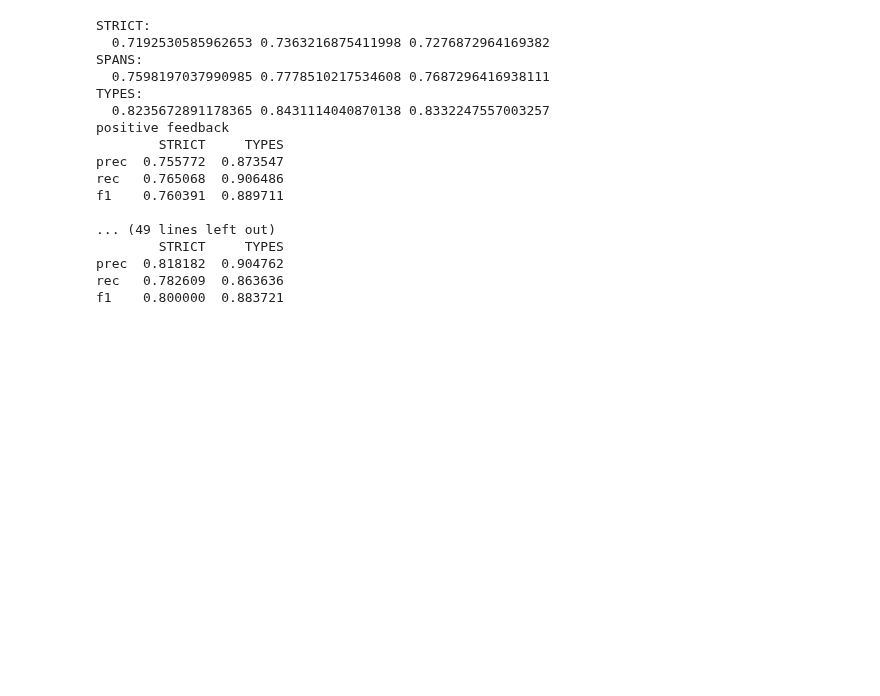
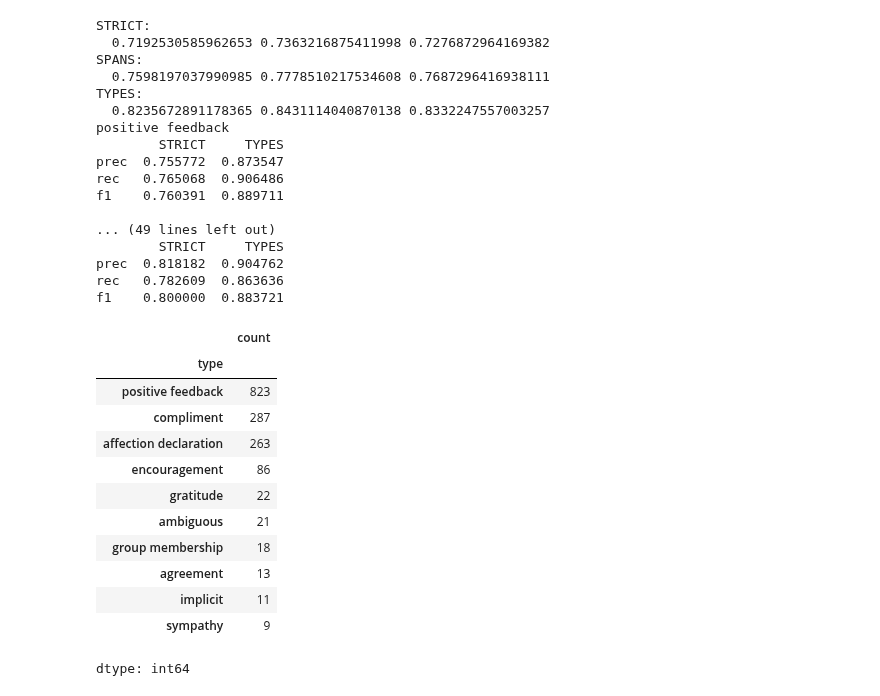
Before and after one commit to WiebkePetersen/GermevalFlausch, a Jupyter notebook: evaluation.ipynb, the cells around one changed output. Cells and saved outputs as stored; diff of their text form; code cells hidden in the pictures; blank space fills up the shorter version.

```diff
--- a/evaluation.ipynb
+++ b/evaluation.ipynb
@@ -888,3 +886,19 @@ f1    0.760391  0.889711
 prec  0.818182  0.904762
 rec   0.782609  0.863636
 f1    0.800000  0.883721
+# %%
+out_task2["type"].value_counts()
+# %% [output]
+|  | count |
+| type |  |
+| positive feedback | 823 |
+| compliment | 287 |
+| affection declaration | 263 |
+| encouragement | 86 |
+| gratitude | 22 |
+| ambiguous | 21 |
+| group membership | 18 |
+| agreement | 13 |
+| implicit | 11 |
+| sympathy | 9 |
+dtype: int64
```
Also changed, not shown: parts of 2 cells of this notebook.
